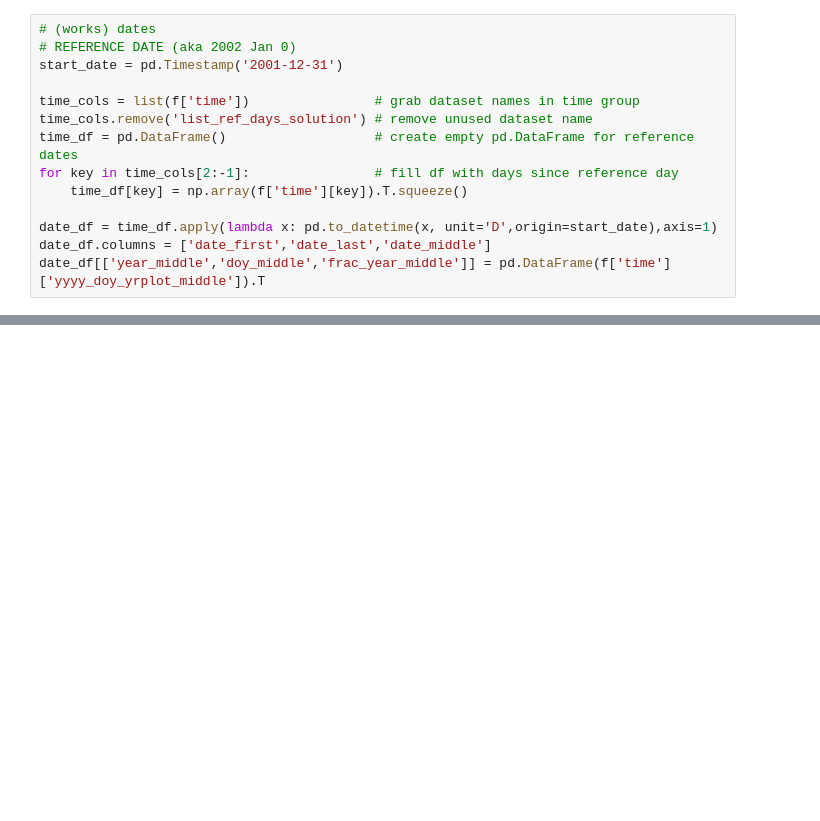
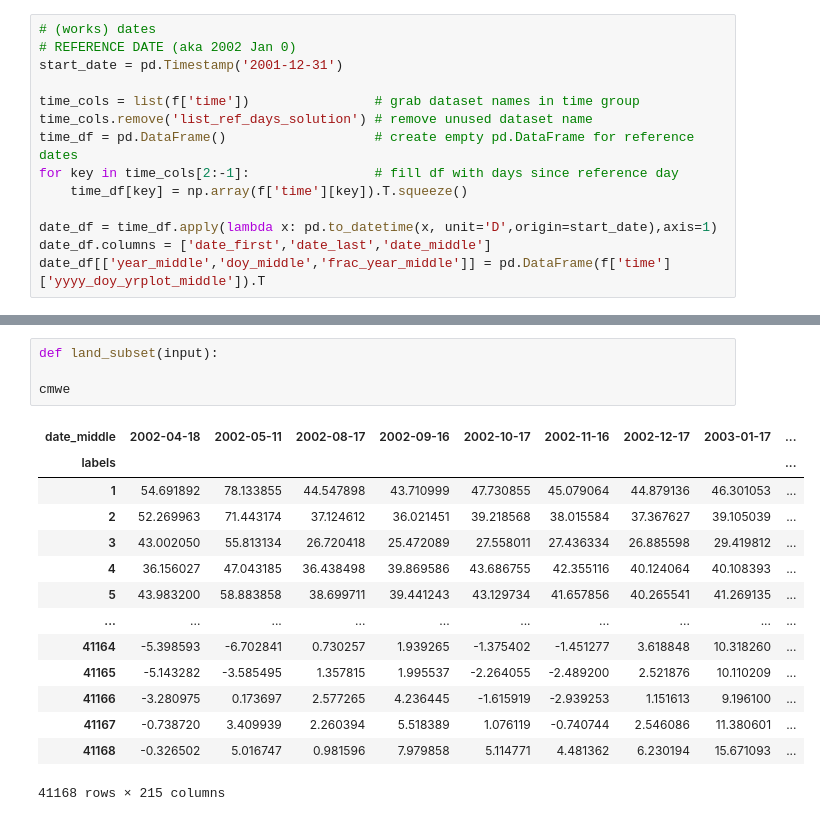
Before and after one commit to ascheliga/CYGNSS-GRACE, a Jupyter notebook: notebooks/exploratory_visualizeGRACE.ipynb, the cells around one changed output, grey strips where cells are left out. Drawn from its saved outputs; the diff is of its cells as text; blank space fills up the shorter version.

```diff
--- a/notebooks/exploratory_visualizeGRACE.ipynb
+++ b/notebooks/exploratory_visualizeGRACE.ipynb
@@ -71,0 +107,19 @@ uncertainty_df.describe()
+# %%
+def land_subset(input):
+
+cmwe
+# %% [output]
+| date_middle | 2002-04-18 | 2002-05-11 | 2002-08-17 | 2002-09-16 | 2002-10-17 | 2002-11-16 | 2002-12-17 | 2003-01-17 | ... |
+| labels |  |  |  |  |  |  |  |  | ... |
+| 1 | 54.691892 | 78.133855 | 44.547898 | 43.710999 | 47.730855 | 45.079064 | 44.879136 | 46.301053 | ... |
+| 2 | 52.269963 | 71.443174 | 37.124612 | 36.021451 | 39.218568 | 38.015584 | 37.367627 | 39.105039 | ... |
+| 3 | 43.002050 | 55.813134 | 26.720418 | 25.472089 | 27.558011 | 27.436334 | 26.885598 | 29.419812 | ... |
+| 4 | 36.156027 | 47.043185 | 36.438498 | 39.869586 | 43.686755 | 42.355116 | 40.124064 | 40.108393 | ... |
+| 5 | 43.983200 | 58.883858 | 38.699711 | 39.441243 | 43.129734 | 41.657856 | 40.265541 | 41.269135 | ... |
+| ... | ... | ... | ... | ... | ... | ... | ... | ... | ... |
+| 41164 | -5.398593 | -6.702841 | 0.730257 | 1.939265 | -1.375402 | -1.451277 | 3.618848 | 10.318260 | ... |
+| 41165 | -5.143282 | -3.585495 | 1.357815 | 1.995537 | -2.264055 | -2.489200 | 2.521876 | 10.110209 | ... |
+| 41166 | -3.280975 | 0.173697 | 2.577265 | 4.236445 | -1.615919 | -2.939253 | 1.151613 | 9.196100 | ... |
+| 41167 | -0.738720 | 3.409939 | 2.260394 | 5.518389 | 1.076119 | -0.740744 | 2.546086 | 11.380601 | ... |
+| 41168 | -0.326502 | 5.016747 | 0.981596 | 7.979858 | 5.114771 | 4.481362 | 6.230194 | 15.671093 | ... |
+41168 rows × 215 columns
```
Also changed, not shown: parts of 5 cells of this notebook, 1 other file.
